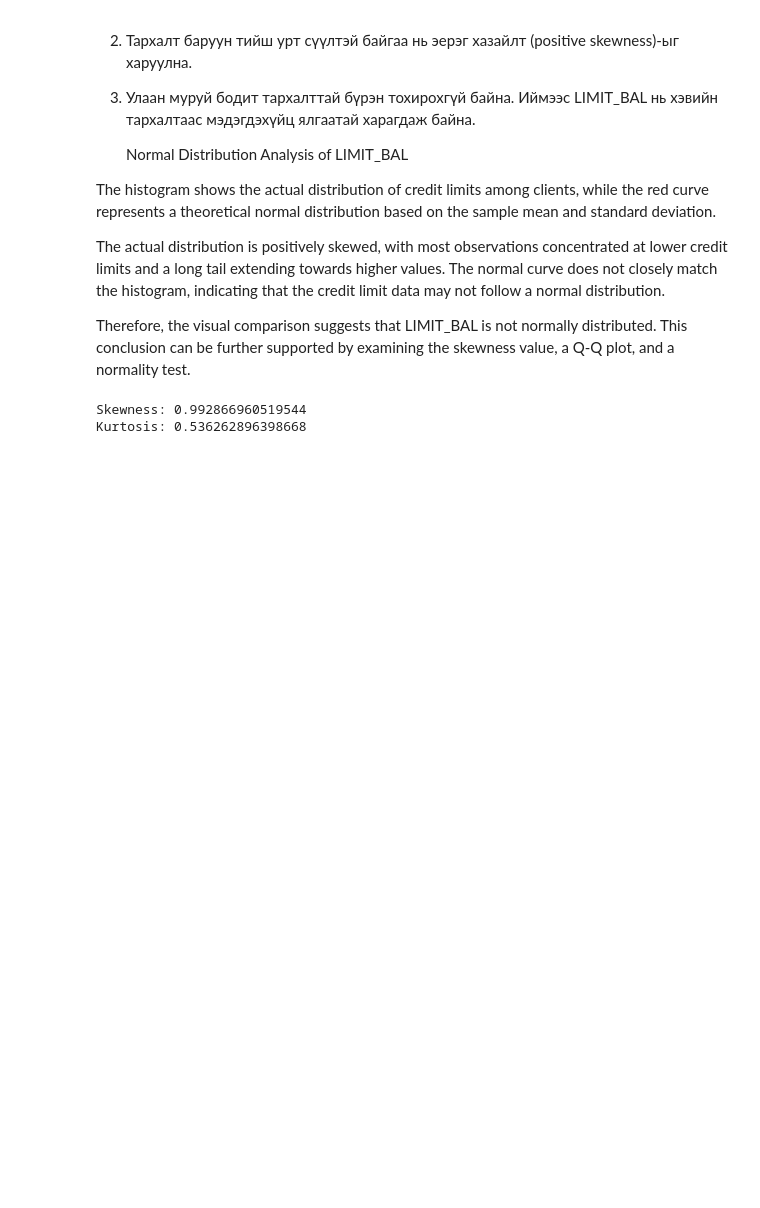
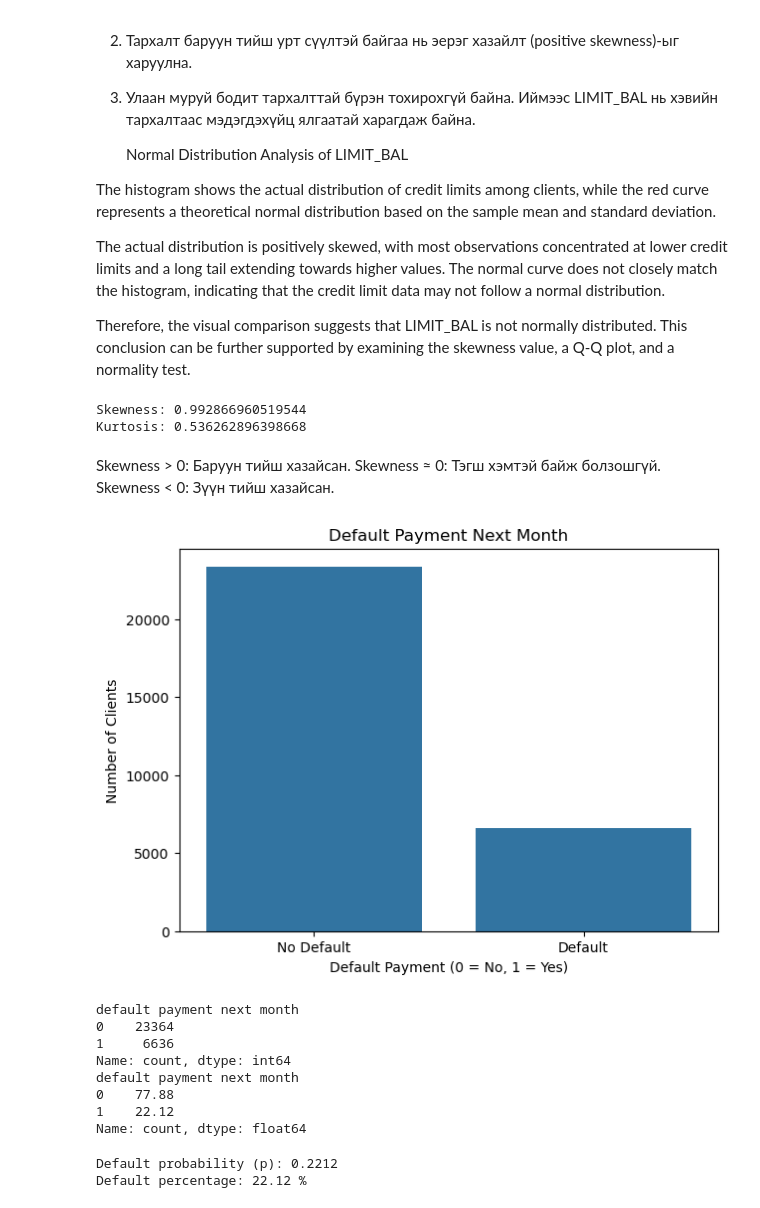
Before and after one commit to Erdenetuya610/Statistical-Tech-2026, a Jupyter notebook: Statistical Tech.ipynb, the cells around one changed output. Cells and saved outputs as stored; diff of their text form; code cells hidden in the pictures; blank space fills up the shorter version.

```diff
--- a/Statistical Tech.ipynb
+++ b/Statistical Tech.ipynb
@@ -357,3 +376,45 @@ print("Kurtosis:", df['LIMIT_BAL'].kurtosis())
 # %% [output]
 Skewness: 0.992866960519544
 Kurtosis: 0.536262896398668
+# %% [markdown]
+Skewness > 0: Баруун тийш хазайсан.
+Skewness ≈ 0: Тэгш хэмтэй байж болзошгүй.
+Skewness < 0: Зүүн тийш хазайсан.
+# %%
+# Count default and non-default clients
+default_counts = df['default payment next month'].value_counts().sort_index()
+
+# Bar chart
+plt.figure(figsize=(7, 5))
+sns.barplot(x=default_counts.index, y=default_counts.values)
+
+plt.title('Default Payment Next Month')
+plt.xlabel('Default Payment (0 = No, 1 = Yes)')
+plt.ylabel('Number of Clients')
+plt.xticks([0, 1], ['No Default', 'Default'])
+plt.show()
+
+# Print counts and percentages
+print(default_counts)
+print((default_counts / len(df) * 100).round(2))
+# %% [output]
+[figure, added]
+default payment next month
+0    23364
+1     6636
+Name: count, dtype: int64
+default payment next month
+0    77.88
+1    22.12
+Name: count, dtype: float64
+# %%
+# Calculate default probability from the dataset
+default_col = 'default payment next month'
+
+p = df[default_col].mean()
+
+print("Default probability (p):", round(p, 4))
+print("Default percentage:", round(p * 100, 2), "%")
+# %% [output]
+Default probability (p): 0.2212
+Default percentage: 22.12 %
```
Also changed, not shown: parts of 6 cells of this notebook.
